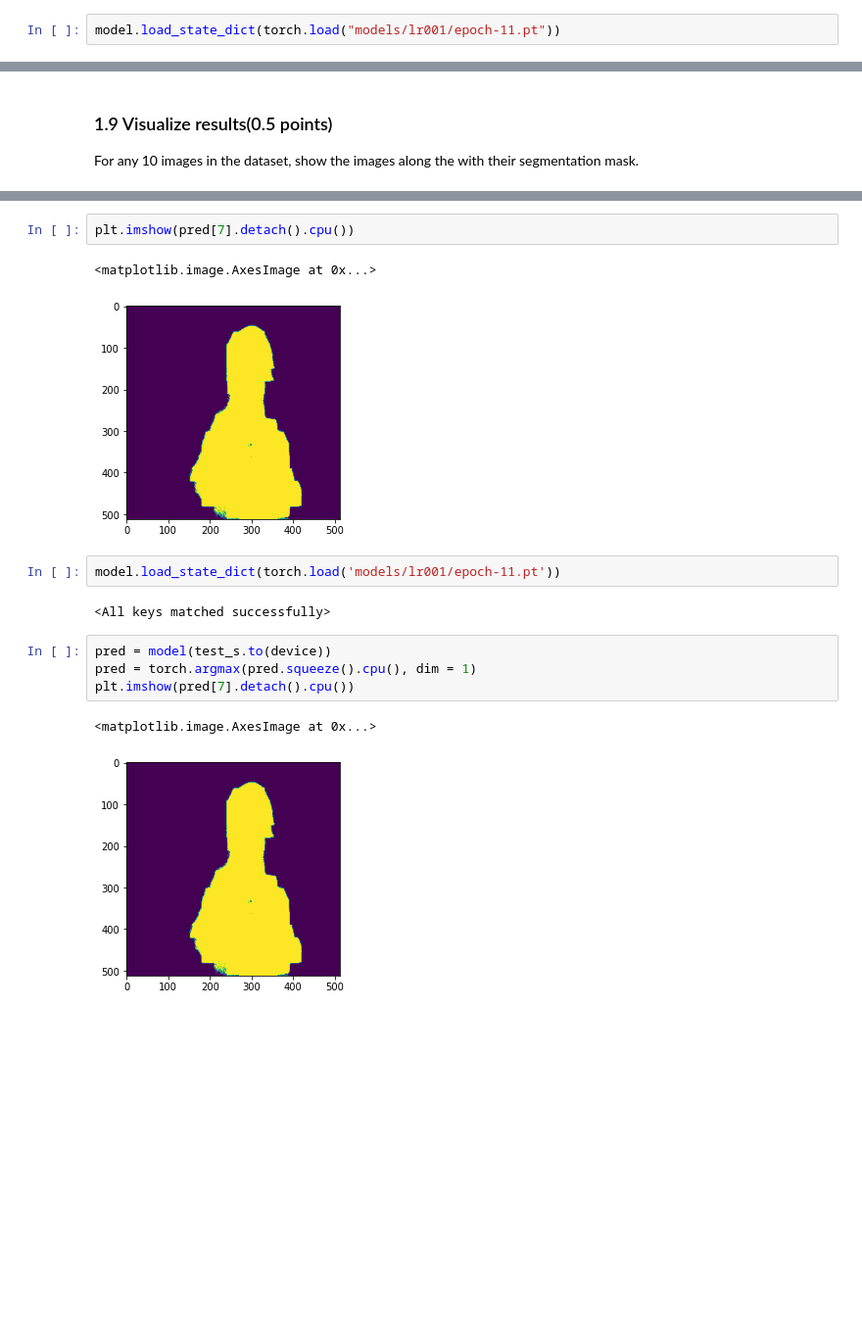
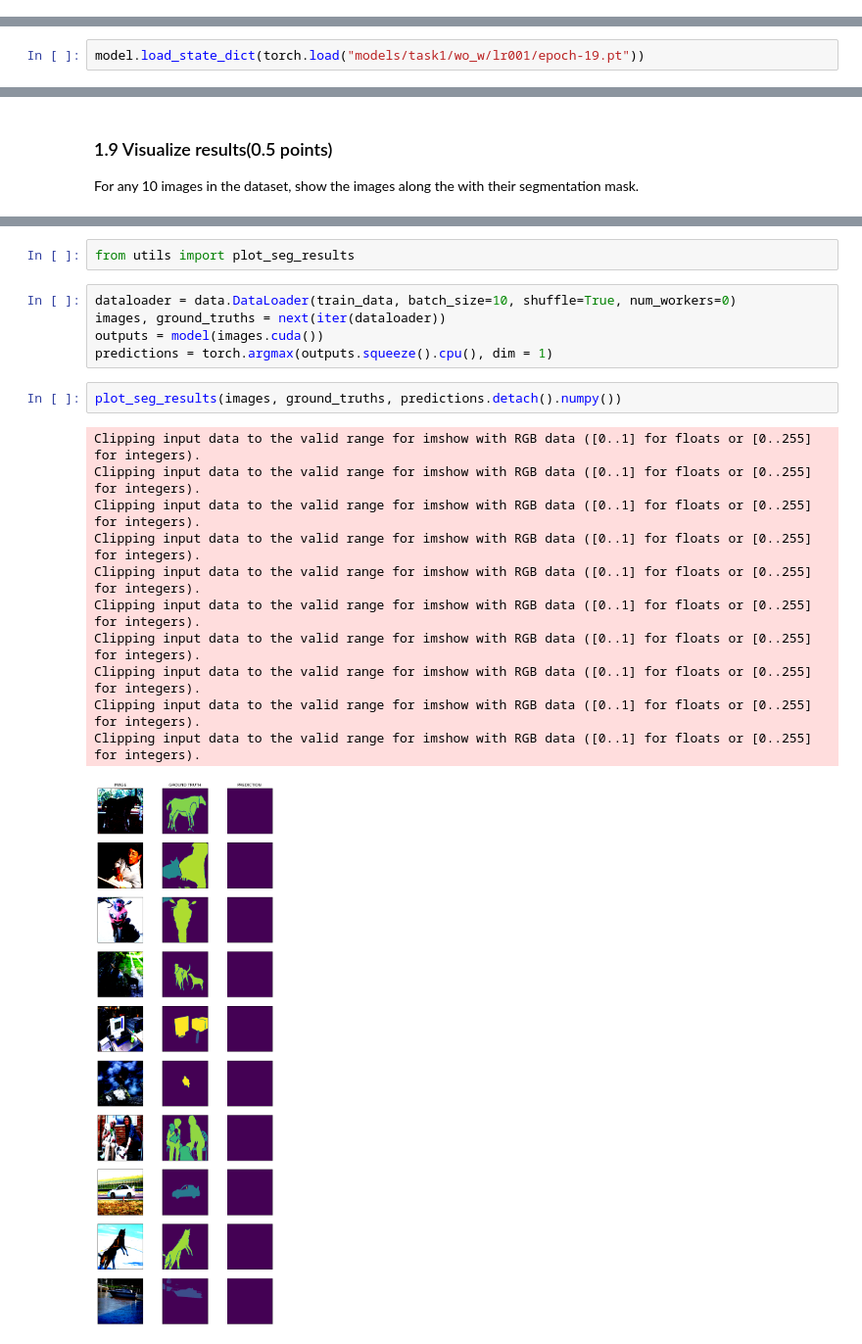
Before and after one commit to tomasamado/cityscapes-image-segmentation, a Jupyter notebook: Vision_task_1.ipynb, the cells around one changed output, grey strips where cells are left out. Shown at 98% size. Cells and saved outputs as stored; diff of their text form; blank space fills up the shorter version.

Commit message:
Visualize results in Task 1

```diff
--- a/Vision_task_1.ipynb
+++ b/Vision_task_1.ipynb
@@ -438,2 +232,0 @@ model = train_model()
-# %%
-model.load_state_dict(torch.load("models/lr001/epoch-11.pt"))
@@ -442,3 +233,5 @@ model.load_state_dict(torch.load("models/lr001/epoch-11.pt"))
 # %% [markdown]
 ### 1.7 Evaluate your model(1.5 points)
 In this section you have to implement the evaluation metrics for your model. Calculate the values of F1-score, dice coefficient and AUC-ROC score on the data you used for training. You can use external packages like scikit-learn to compute above metrics.
+# %%
+model.load_state_dict(torch.load("models/task1/wo_w/lr001/epoch-19.pt"))
@@ -537,16 +318,21 @@ pred = torch.argmax(pred.squeeze().cpu(), dim = 1)
-# %%
-plt.imshow(pred[7].detach().cpu())
-# %% [output]
-<matplotlib.image.AxesImage at 0x...>
-[figure, removed]
-# %%
-model.load_state_dict(torch.load('models/lr001/epoch-11.pt'))
-# %% [output]
-<All keys matched successfully>
-# %%
-pred = model(test_s.to(device))
-pred = torch.argmax(pred.squeeze().cpu(), dim = 1)
-plt.imshow(pred[7].detach().cpu())
-# %% [output]
-<matplotlib.image.AxesImage at 0x...>
-[figure, removed]
+# %%
+from utils import plot_seg_results
+# %%
+dataloader = data.DataLoader(train_data, batch_size=10, shuffle=True, num_workers=0)
+images, ground_truths = next(iter(dataloader))
+outputs = model(images.cuda())
+predictions = torch.argmax(outputs.squeeze().cpu(), dim = 1)
+# %%
+plot_seg_results(images, ground_truths, predictions.detach().numpy())
+# %% [output]
+Clipping input data to the valid range for imshow with RGB data ([0..1] for floats or [0..255] for integers).
+Clipping input data to the valid range for imshow with RGB data ([0..1] for floats or [0..255] for integers).
+Clipping input data to the valid range for imshow with RGB data ([0..1] for floats or [0..255] for integers).
+Clipping input data to the valid range for imshow with RGB data ([0..1] for floats or [0..255] for integers).
+Clipping input data to the valid range for imshow with RGB data ([0..1] for floats or [0..255] for integers).
+Clipping input data to the valid range for imshow with RGB data ([0..1] for floats or [0..255] for integers).
+Clipping input data to the valid range for imshow with RGB data ([0..1] for floats or [0..255] for integers).
+Clipping input data to the valid range for imshow with RGB data ([0..1] for floats or [0..255] for integers).
+Clipping input data to the valid range for imshow with RGB data ([0..1] for floats or [0..255] for integers).
+Clipping input data to the valid range for imshow with RGB data ([0..1] for floats or [0..255] for integers).
+[figure, added]
```
Also changed, not shown: parts of 28 cells of this notebook, 2 other files.
